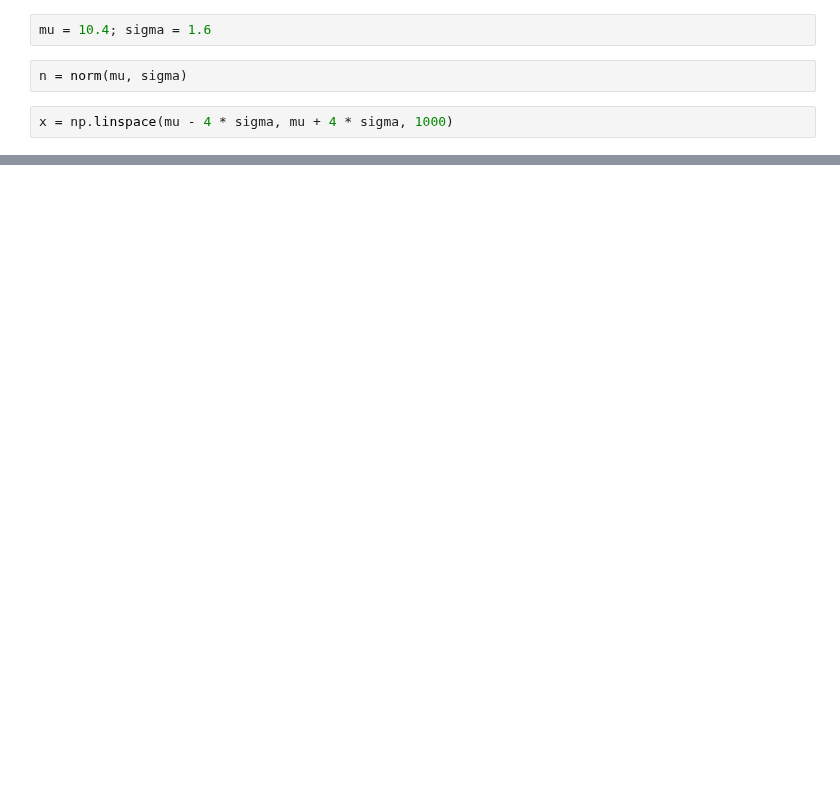
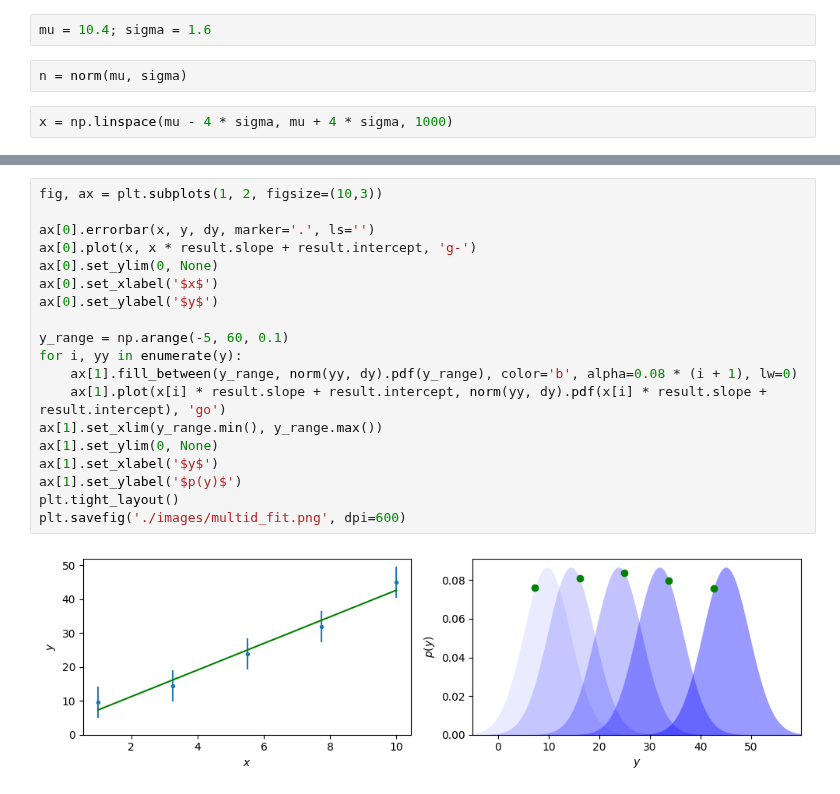
Before and after one commit to ess-dmsc-dram/dmsc-school, a Jupyter notebook: model/make_figures.ipynb, the cells around one changed output, grey strips where cells are left out. Cells and saved outputs as stored; diff of their text form; blank space fills up the shorter version.

```diff
--- a/model/make_figures.ipynb
+++ b/model/make_figures.ipynb
@@ -24,0 +73,21 @@ plt.savefig('./images/normal.png', dpi=600)
+# %%
+fig, ax = plt.subplots(1, 2, figsize=(10,3))
+
+ax[0].errorbar(x, y, dy, marker='.', ls='')
+ax[0].plot(x, x * result.slope + result.intercept, 'g-')
+ax[0].set_ylim(0, None)
+ax[0].set_xlabel('$x$')
+ax[0].set_ylabel('$y$')
+
+y_range = np.arange(-5, 60, 0.1)
+for i, yy in enumerate(y):
+    ax[1].fill_between(y_range, norm(yy, dy).pdf(y_range), color='b', alpha=0.08 * (i + 1), lw=0)
+    ax[1].plot(x[i] * result.slope + result.intercept, norm(yy, dy).pdf(x[i] * result.slope + result.intercept), 'go')
+ax[1].set_xlim(y_range.min(), y_range.max())
+ax[1].set_ylim(0, None)
+ax[1].set_xlabel('$y$')
+ax[1].set_ylabel('$p(y)$')
+plt.tight_layout()
+plt.savefig('./images/multid_fit.png', dpi=600)
+# %% [output]
+[figure, added]
```
Also changed, not shown: parts of 7 cells of this notebook, 6 other files.
